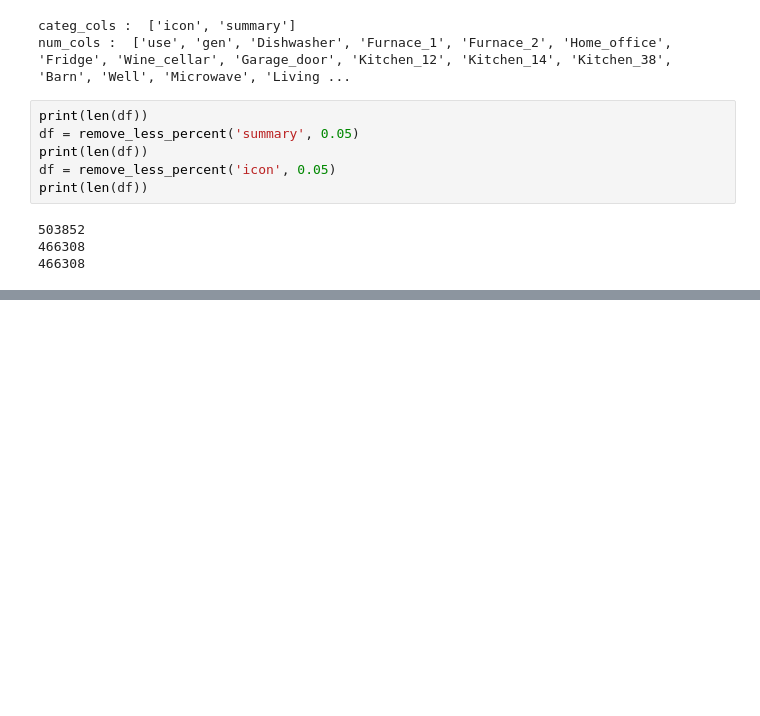
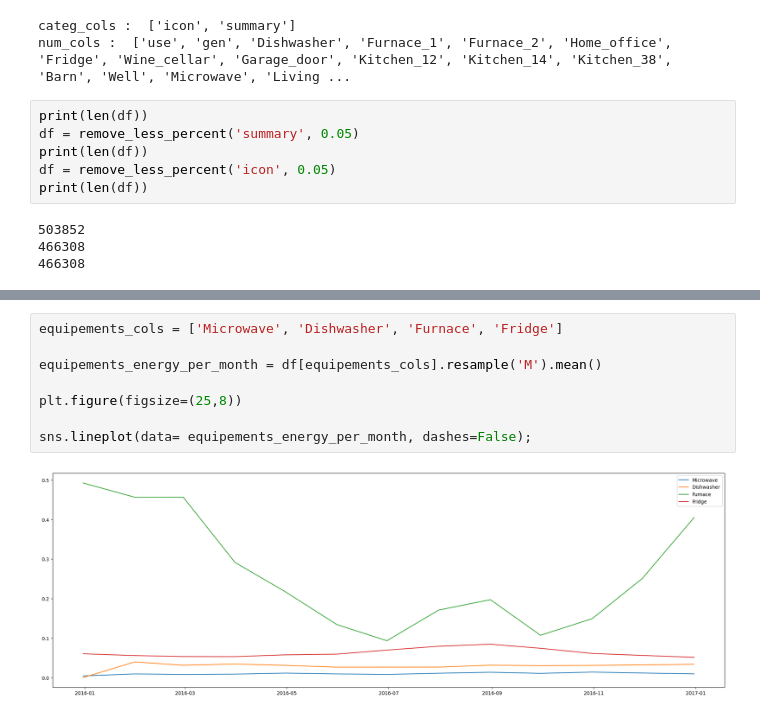
Before and after one commit to pndang/digital-bouncers, a Jupyter notebook: explore.ipynb, the cells around one changed output, grey strips where cells are left out. Saved outputs shown, nothing was run; the diff lists cells and outputs as text; blank space fills up the shorter version.

```diff
--- a/explore.ipynb
+++ b/explore.ipynb
@@ -96,0 +119,10 @@ print(len(df))
+# %%
+equipements_cols = ['Microwave', 'Dishwasher', 'Furnace', 'Fridge']
+
+equipements_energy_per_month = df[equipements_cols].resample('M').mean()
+
+plt.figure(figsize=(25,8))
+
+sns.lineplot(data= equipements_energy_per_month, dashes=False);
+# %% [output]
+[figure, added]
```
Also changed, not shown: parts of 6 cells of this notebook.
